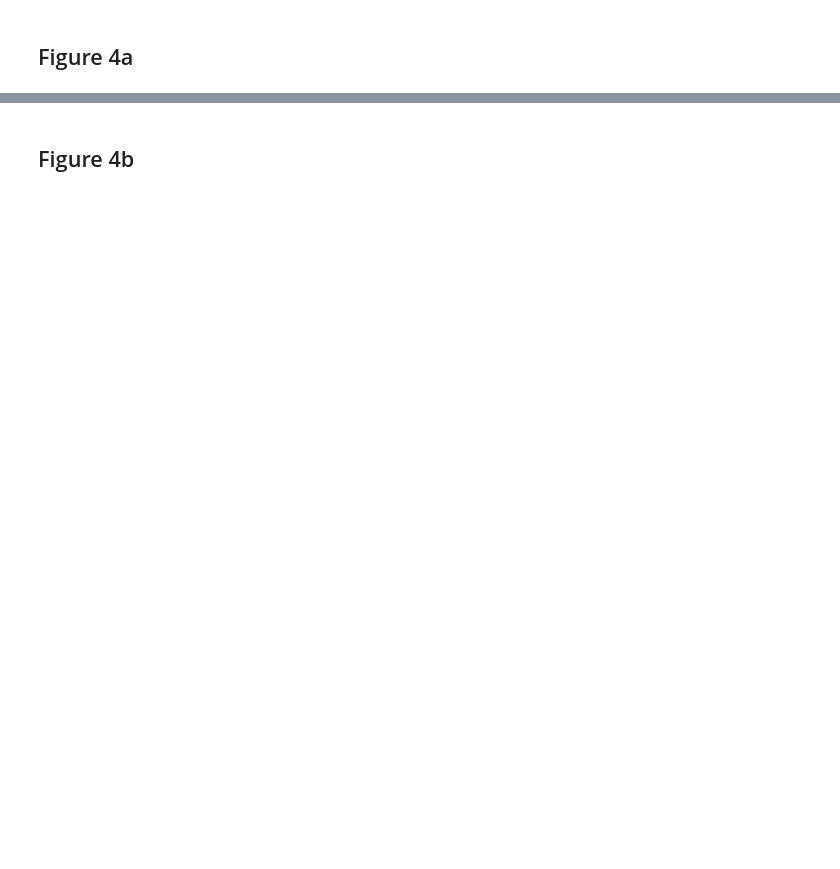
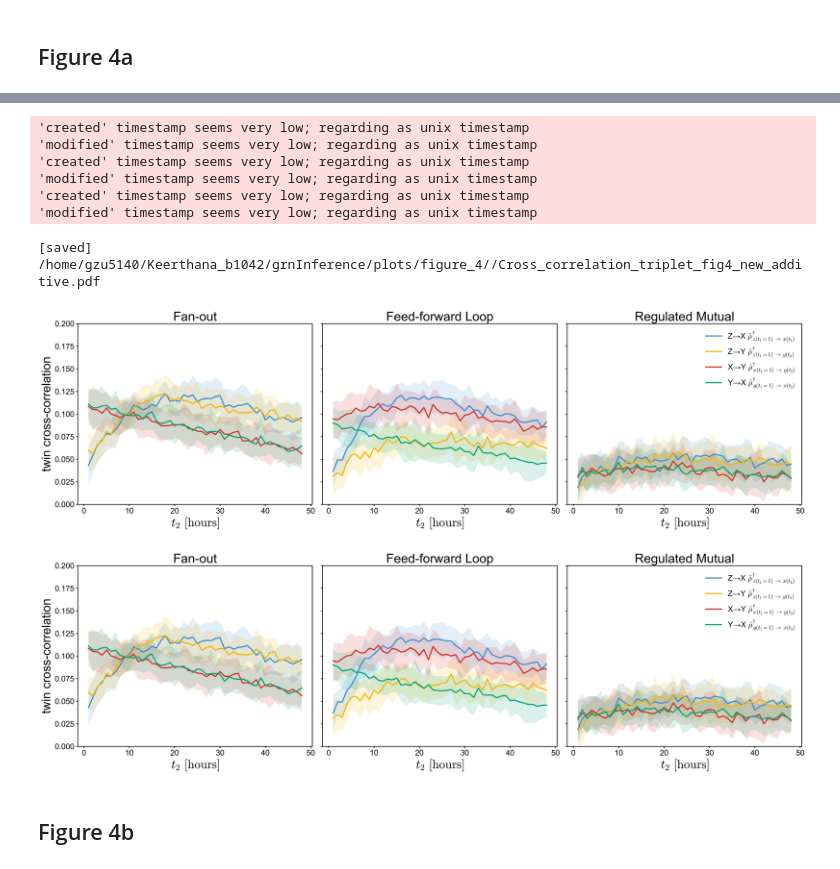
Before and after one commit to GoyalLab/TwINFER, a Jupyter notebook: scripts_to_plot_figures/Figure_4.ipynb, the cells around one changed output, grey strips where cells are left out. Cells and saved outputs as stored; diff of their text form; code cells hidden in the pictures; blank space fills up the shorter version.

```diff
--- a/scripts_to_plot_figures/Figure_4.ipynb
+++ b/scripts_to_plot_figures/Figure_4.ipynb
@@ -579,2 +230,73 @@ if __name__ == "__main__":
+# %%
+t1_fixed = 1
+t2_values = list(range(1, 49))   # 1..48
+time_col = 'time_step'
+
+# Colors
+COL_ZX = "#3E8ED0"
+COL_ZY = "#F5B700"
+COL_XY = "#D73027"
+COL_YX = "#00A676"
+
+# Gene columns (Z, X, Y)
+y_col  = 'gene_1_mRNA'  # Z
+x1_col = 'gene_2_mRNA'  # X
+x2_col = 'gene_3_mRNA'  # Y
+
+# Metrics to compute / plot
+METRICS_TO_PLOT = ["Spearman(x_t1,y_t2)", "Spearman(y_t1,x_t2)"]
+
+# Label the genes as Z, X, Y (for legend text)
+GENE_LABELS = {y_col: "Z", x1_col: "X", x2_col: "Y"}
+
+# Pair order (undirected pairs) and labels:
+#   X-Y, Z-Y, Z-X
+PAIR_ORDER  = [
+    (x1_col, x2_col),   # X-Y
+    (y_col,  x2_col),   # Z-Y
+    (y_col,  x1_col),   # Z-X
+]
+PAIR_LABELS = {(a, b): f"{GENE_LABELS[a]}-{GENE_LABELS[b]}" for (a, b) in PAIR_ORDER}
+
+
+MOTIF_RULES = {
+    "Fan-out": {
+        "include_all": ["Fan_out_additive", "df_rows"],
+        "exclude_any": ["k_on0"],
+        "max_files": 20,   # set int (e.g., 20) to cap newest files
+    },
+    "Feed-forward Loop": {
+        "include_all": ["Feed_forward_additive", "df_rows"],
+        "exclude_any": ["k_on0"],
+        "max_files": 20,
+    },
+    "Regulated Mutual": {
+        "include_all": ["Mutual_regulation_additive", "df_rows"],
+        "exclude_any": ["k_on0"],
+        "max_files": 20,
+    },
+}
+
+path_to_twin_correlation = f"{path_to_plot_data}/twin_correlation_all.csv"
+twin_correlation = pd.read_csv(path_to_twin_correlation)
+agg_twin  = aggregate_mean_std(twin_correlation)
+
+path_to_gene_correlation = f"{path_to_plot_data}/gene_correlation_all.csv"
+gene_correlation = pd.read_csv(path_to_gene_correlation)
+agg_reg  = aggregate_mean_std(gene_correlation)
+
+name_plot = "Cross_correlation_triplet_fig4_new_additive.pdf"
+motifs_order = ['Fan-out', 'Feed-forward Loop', 'Regulated Mutual']
+plot_three_motifs_panels(agg_twin, agg_reg, outpath=f"{path_to_plots}/{name_plot}", motifs_order=motifs_order)
+# %% [output]
+'created' timestamp seems very low; regarding as unix timestamp
+'modified' timestamp seems very low; regarding as unix timestamp
+'created' timestamp seems very low; regarding as unix timestamp
+'modified' timestamp seems very low; regarding as unix timestamp
+'created' timestamp seems very low; regarding as unix timestamp
+'modified' timestamp seems very low; regarding as unix timestamp
+[saved] /home/gzu5140/Keerthana_b1042/grnInference/plots/figure_4//Cross_correlation_triplet_fig4_new_additive.pdf
+[figure, added]
+[figure, added]
 # %% [markdown]
 ## Figure 4b
```
Also changed, not shown: parts of 14 cells of this notebook, 7 other files.
